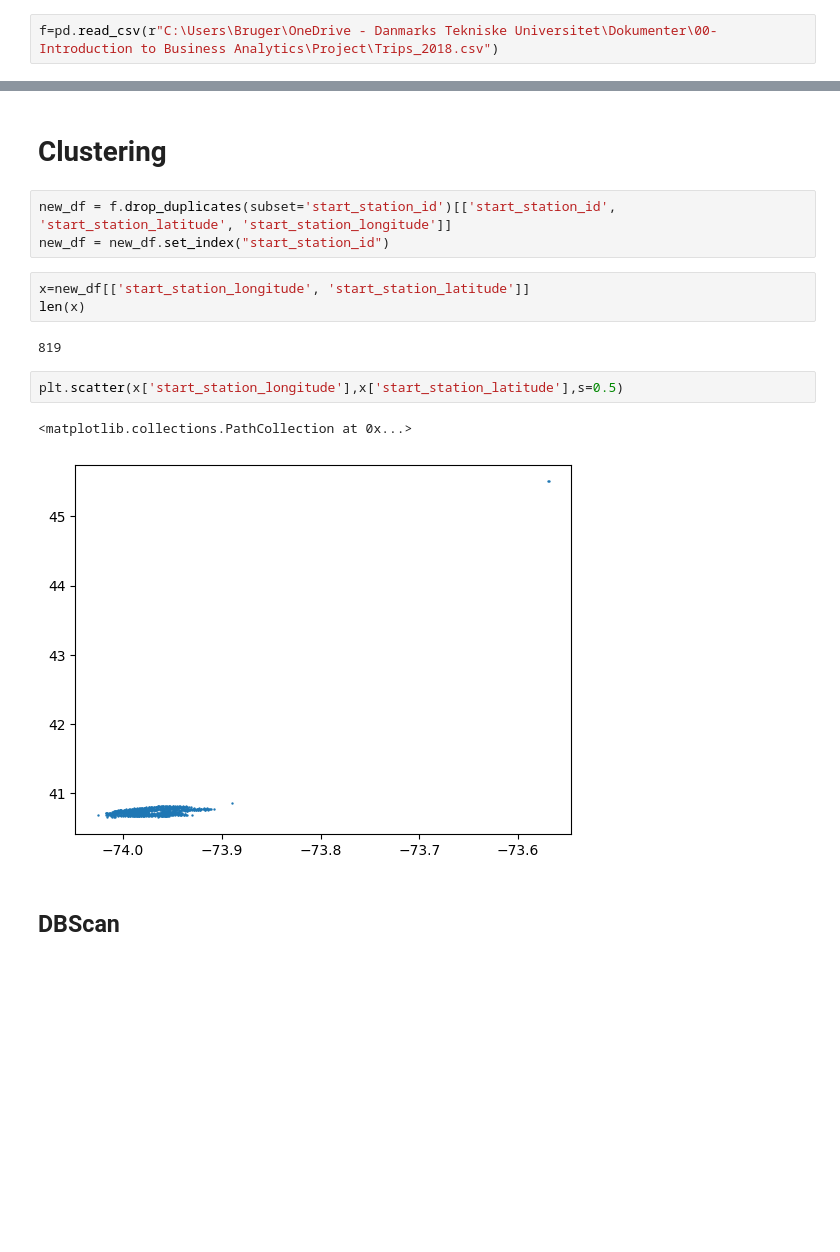
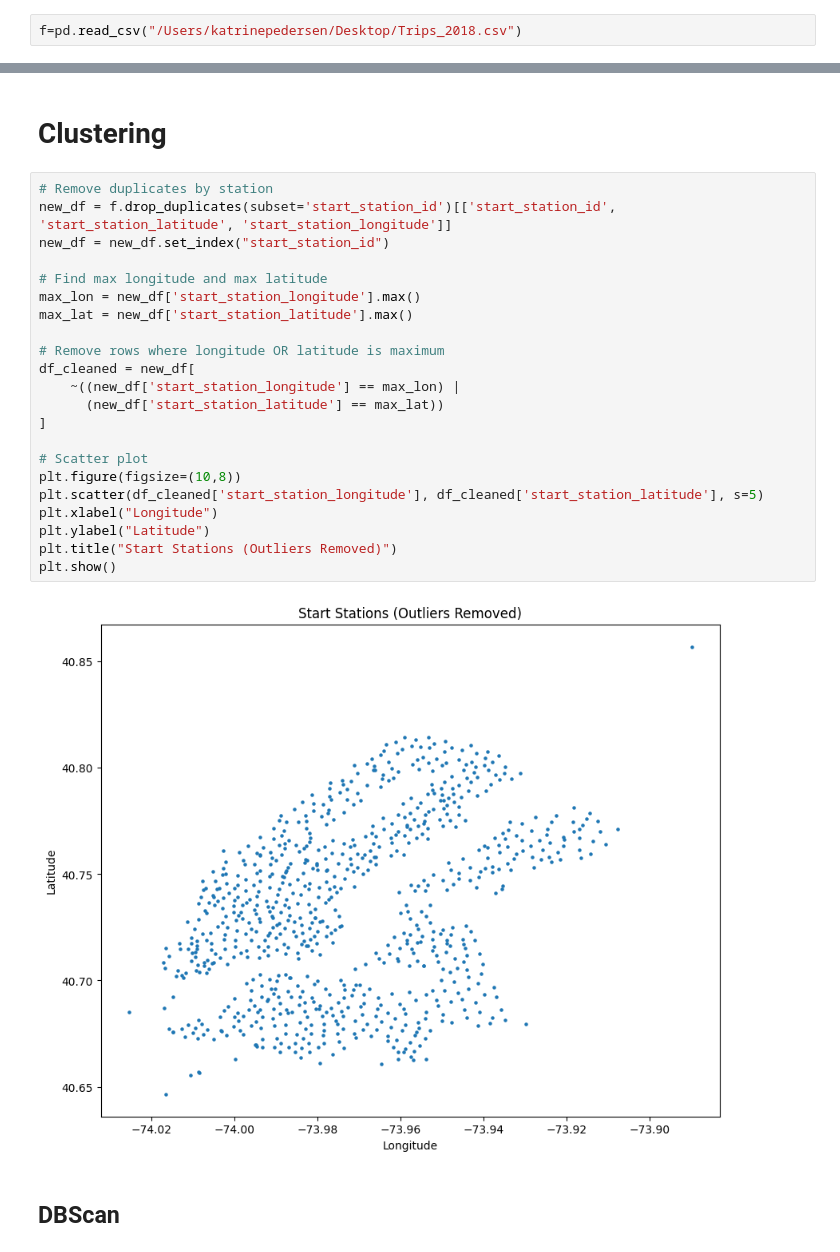
Before and after one commit to katrinemariepedersen/Business_analytics_project, a Jupyter notebook: Load_of_dat.ipynb, the cells around one changed output, grey strips where cells are left out. Cells and saved outputs as stored; diff of their text form; blank space fills up the shorter version.

```diff
--- a/Load_of_dat.ipynb
+++ b/Load_of_dat.ipynb
@@ -24,7 +24,7 @@ def weekday_word(weekday):
 def is_weekend(weekday):
     return weekday in [5,6]
 # %%
-f=pd.read_csv(r"C:\Users\Bruger\OneDrive - Danmarks Tekniske Universitet\Dokumenter\00- Introduction to Business Analytics\Project\Trips_2018.csv")
+f=pd.read_csv("/Users/katrinepedersen/Desktop/Trips_2018.csv")
 # %%
 f.describe()
 # %% [output]
@@ -88,18 +88,29 @@ dtype: object
 # %% [markdown]
 # Clustering
 # %%
+# Remove duplicates by station
 new_df = f.drop_duplicates(subset='start_station_id')[['start_station_id', 'start_station_latitude', 'start_station_longitude']]
 new_df = new_df.set_index("start_station_id")
+
+# Find max longitude and max latitude
+max_lon = new_df['start_station_longitude'].max()
+max_lat = new_df['start_station_latitude'].max()
+
+# Remove rows where longitude OR latitude is maximum
+df_cleaned = new_df[
+    ~((new_df['start_station_longitude'] == max_lon) |
+      (new_df['start_station_latitude'] == max_lat))
+]
+
+# Scatter plot
+plt.figure(figsize=(10,8))
+plt.scatter(df_cleaned['start_station_longitude'], df_cleaned['start_station_latitude'], s=5)
+plt.xlabel("Longitude")
+plt.ylabel("Latitude")
+plt.title("Start Stations (Outliers Removed)")
+plt.show()
+# %% [output]
+[figure, added]
-# %%
-x=new_df[['start_station_longitude', 'start_station_latitude']]
-len(x)
-# %% [output]
-819
-# %%
-plt.scatter(x['start_station_longitude'],x['start_station_latitude'],s=0.5)
-# %% [output]
-<matplotlib.collections.PathCollection at 0x...>
-[figure, removed]
 # %% [markdown]
 ## DBScan
 # %%
```
Also changed, not shown: parts of 13 cells of this notebook.
